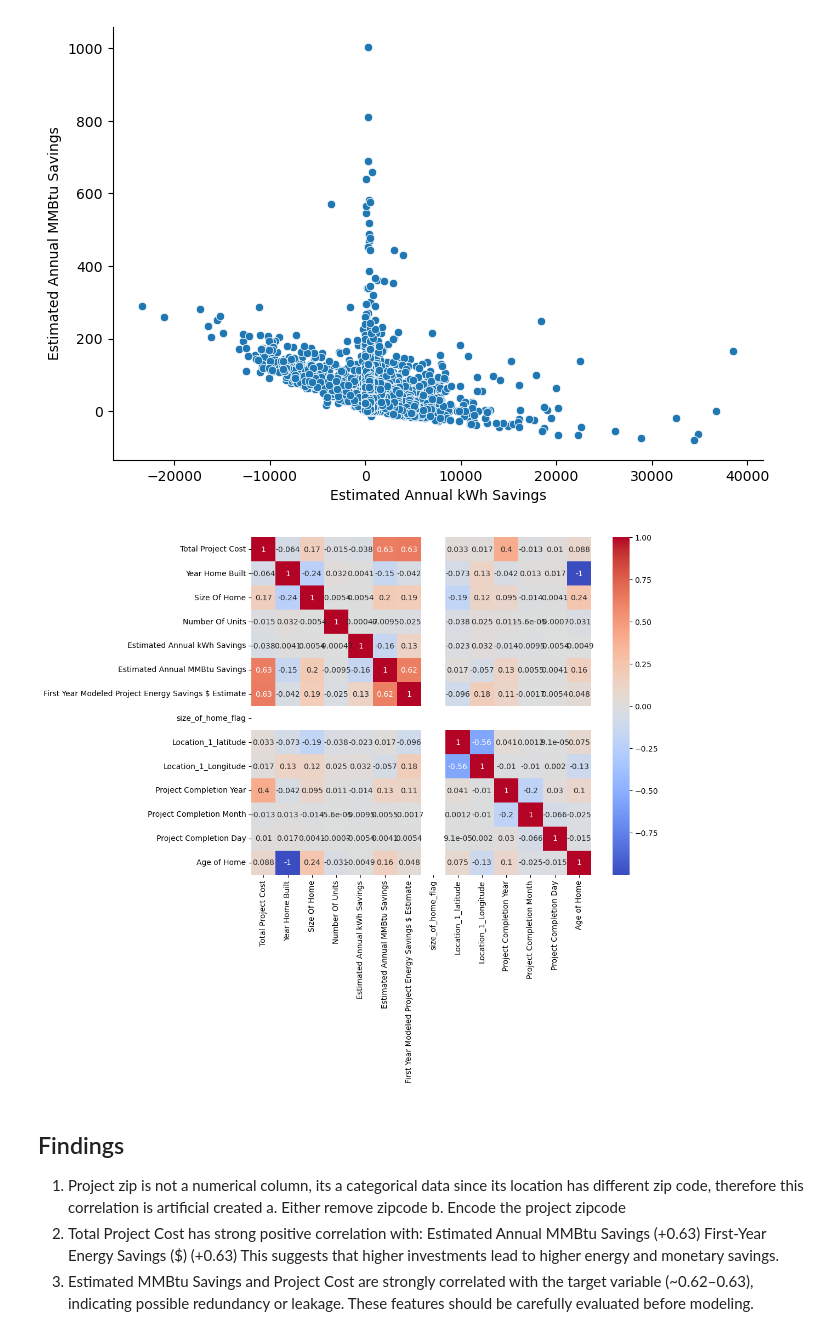
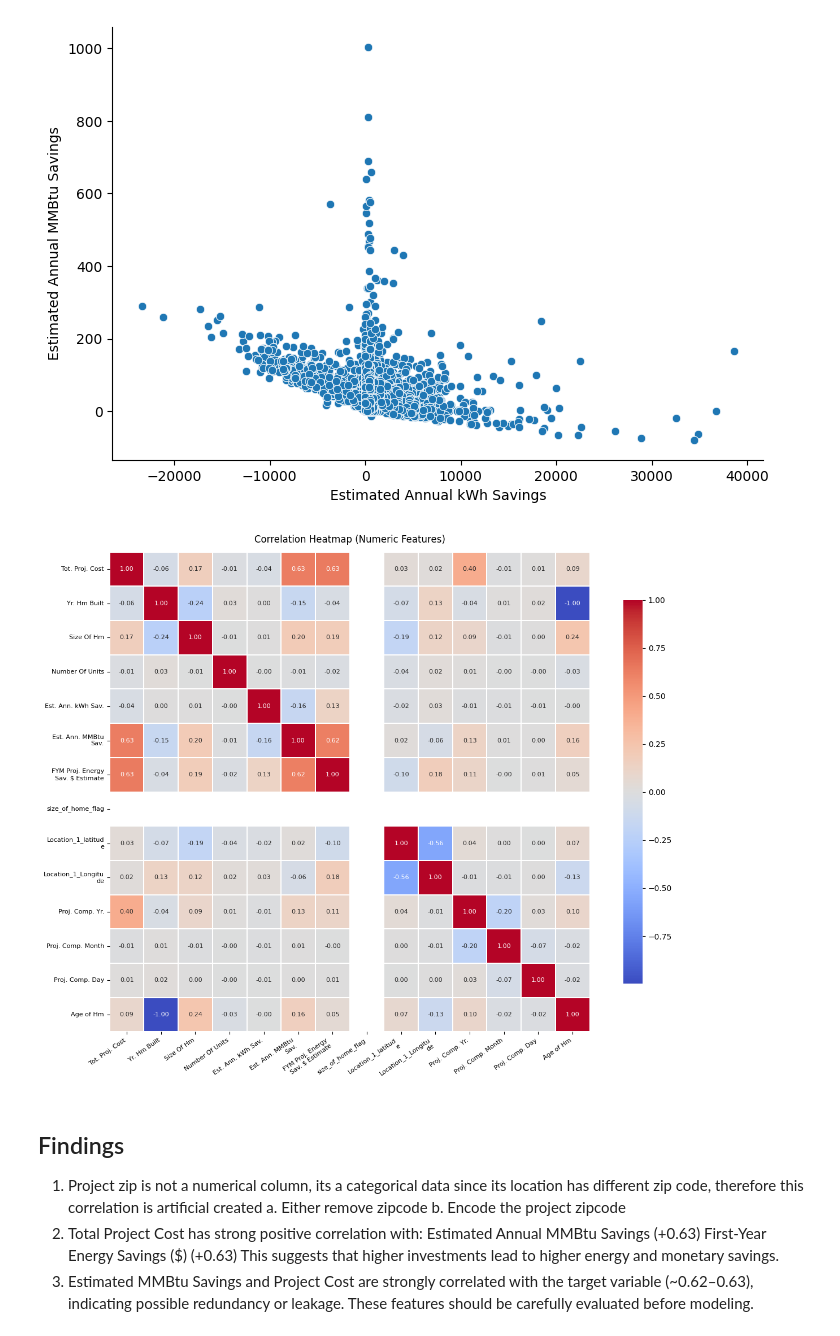
Before and after one commit to HarshitSatish/Predicting-Energy-Savings-in-Low-Income-Residential-Retrofit-Projects, a Jupyter notebook: Model_building.ipynb, the cells around one changed output. Cells and saved outputs as stored; diff of their text form; code cells hidden in the pictures.

Commit message:
Updates to Model building

```diff
--- a/Model_building.ipynb
+++ b/Model_building.ipynb
@@ -146,15 +146,53 @@ sns.pairplot(data, x_vars=['Estimated Annual kWh Savings'], y_vars=['Estimated A
 <seaborn.axisgrid.PairGrid at 0x...>
 [figure]
 # %%
+import textwrap
+
 num_col = data.select_dtypes(include=['int64', 'float64']).columns
 corr = data[num_col].corr()
 
-# Plot heatmap
-plt.figure(figsize=(10, 8))
-sns.heatmap(corr, annot=True, cmap='coolwarm')
+def format_feature_name(col):
+    replacements = {
+        'Estimated': 'Est.',
+        'Annual': 'Ann.',
+        'Savings': 'Sav.',
+        'Project': 'Proj.',
+        'Completion': 'Comp.',
+        'First Year Modeled': 'FYM',
+        'Pre-Retrofit': 'Pre-Ret.',
+        'Total': 'Tot.',
+        'Home': 'Hm',
+        'Square': 'Sq.',
+        'Year': 'Yr.'
+    }
+    short = col
+    for old, new in replacements.items():
+        short = short.replace(old, new)
+    return textwrap.fill(short, width=18)
+
+display_labels = [format_feature_name(col) for col in corr.columns]
+
+plt.figure(figsize=(13, 10))
+sns.heatmap(
+    corr,
+    annot=True,
+    fmt='.2f',
+    cmap='coolwarm',
+    square=True,
+    linewidths=0.3,
+    annot_kws={'size': 8},
+    cbar_kws={'shrink': 0.8},
+    xticklabels=display_labels,
+    yticklabels=display_labels
+)
+
+plt.title('Correlation Heatmap (Numeric Features)', fontsize=12, pad=12)
+plt.xticks(rotation=35, ha='right', fontsize=8)
+plt.yticks(rotation=0, fontsize=8)
+plt.tight_layout()
 plt.show()
 # %% [output]
-[figure, old version]
+[figure, new version]
 # %% [markdown]
 ## Findings
 1. Project zip is not a numerical column, its a categorical data since its location has different zip code, therefore this correlation is artificial created
```
Also changed, not shown: parts of 3 cells of this notebook.
